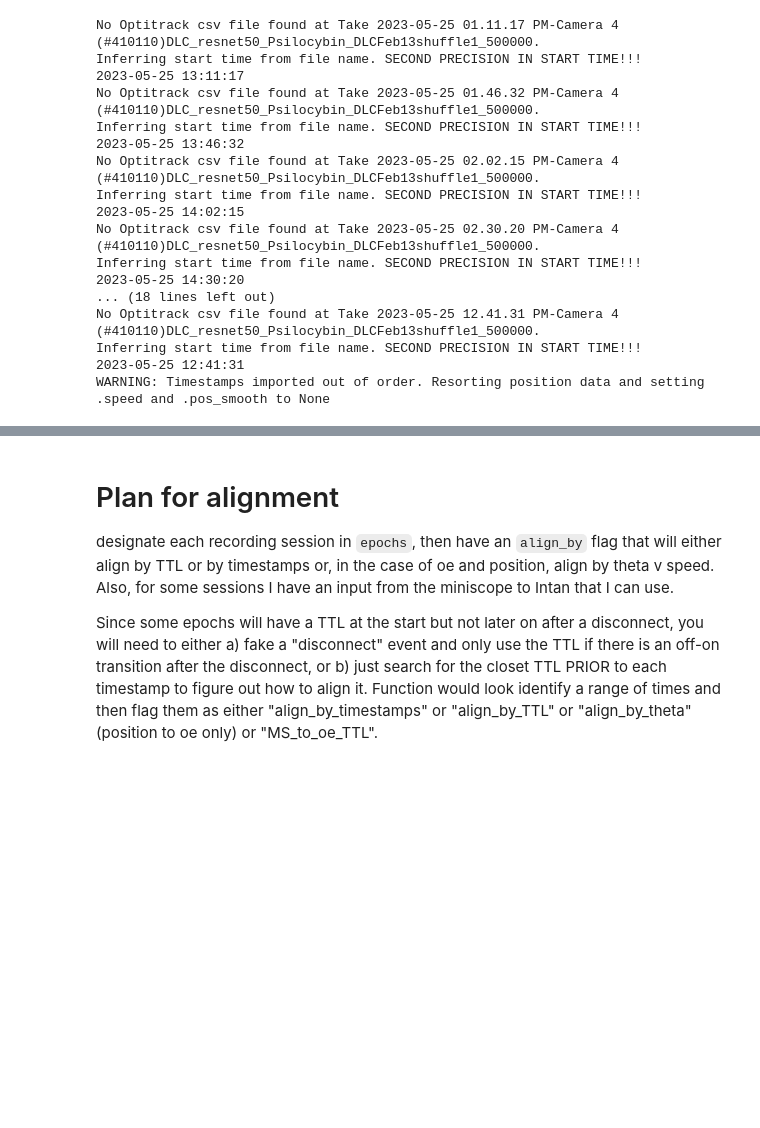
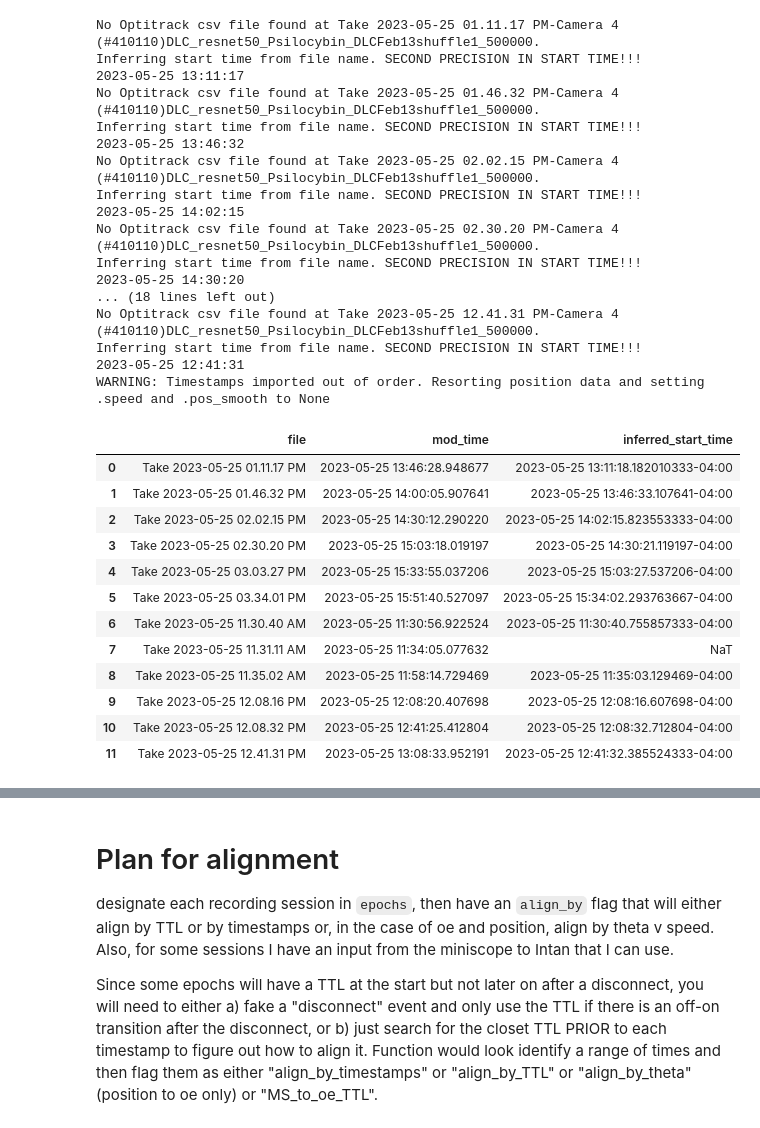
Before and after one commit to diba-lab/NeuroPy, a Jupyter notebook: notebooks/Image_ephys_dlc_alignment.ipynb, the cells around one changed output, grey strips where cells are left out. Drawn from its saved outputs; the diff is of its cells as text; code cells hidden in the pictures; blank space fills up the shorter version.

```diff
--- a/notebooks/Image_ephys_dlc_alignment.ipynb
+++ b/notebooks/Image_ephys_dlc_alignment.ipynb
@@ -133,3 +139,21 @@ No Optitrack csv file found at Take 2023-05-25 12.41.31 PM-Camera 4 (#410110)DLC
 Inferring start time from file name. SECOND PRECISION IN START TIME!!!
 2023-05-25 12:41:31
 WARNING: Timestamps imported out of order. Resorting position data and setting .speed and .pos_smooth to None
+# %%
+start_time_exact_df = pd.read_csv(sess.basepath / "inferred_start_time.csv", index_col=0)
+start_time_exact_df["inferred_start_time"] = pd.to_datetime(start_time_exact_df["inferred_start_time"]).dt.tz_localize("America/Detroit")
+start_time_exact_df
+# %% [output]
+|  | file | mod_time | inferred_start_time |
+| 0 | Take 2023-05-25 01.11.17 PM | 2023-05-25 13:46:28.948677 | 2023-05-25 13:11:18.182010333-04:00 |
+| 1 | Take 2023-05-25 01.46.32 PM | 2023-05-25 14:00:05.907641 | 2023-05-25 13:46:33.107641-04:00 |
+| 2 | Take 2023-05-25 02.02.15 PM | 2023-05-25 14:30:12.290220 | 2023-05-25 14:02:15.823553333-04:00 |
+| 3 | Take 2023-05-25 02.30.20 PM | 2023-05-25 15:03:18.019197 | 2023-05-25 14:30:21.119197-04:00 |
+| 4 | Take 2023-05-25 03.03.27 PM | 2023-05-25 15:33:55.037206 | 2023-05-25 15:03:27.537206-04:00 |
+| 5 | Take 2023-05-25 03.34.01 PM | 2023-05-25 15:51:40.527097 | 2023-05-25 15:34:02.293763667-04:00 |
+| 6 | Take 2023-05-25 11.30.40 AM | 2023-05-25 11:30:56.922524 | 2023-05-25 11:30:40.755857333-04:00 |
+| 7 | Take 2023-05-25 11.31.11 AM | 2023-05-25 11:34:05.077632 | NaT |
+| 8 | Take 2023-05-25 11.35.02 AM | 2023-05-25 11:58:14.729469 | 2023-05-25 11:35:03.129469-04:00 |
+| 9 | Take 2023-05-25 12.08.16 PM | 2023-05-25 12:08:20.407698 | 2023-05-25 12:08:16.607698-04:00 |
+| 10 | Take 2023-05-25 12.08.32 PM | 2023-05-25 12:41:25.412804 | 2023-05-25 12:08:32.712804-04:00 |
+| 11 | Take 2023-05-25 12.41.31 PM | 2023-05-25 13:08:33.952191 | 2023-05-25 12:41:32.385524333-04:00 |
```
Also changed, not shown: parts of 15 cells of this notebook.
